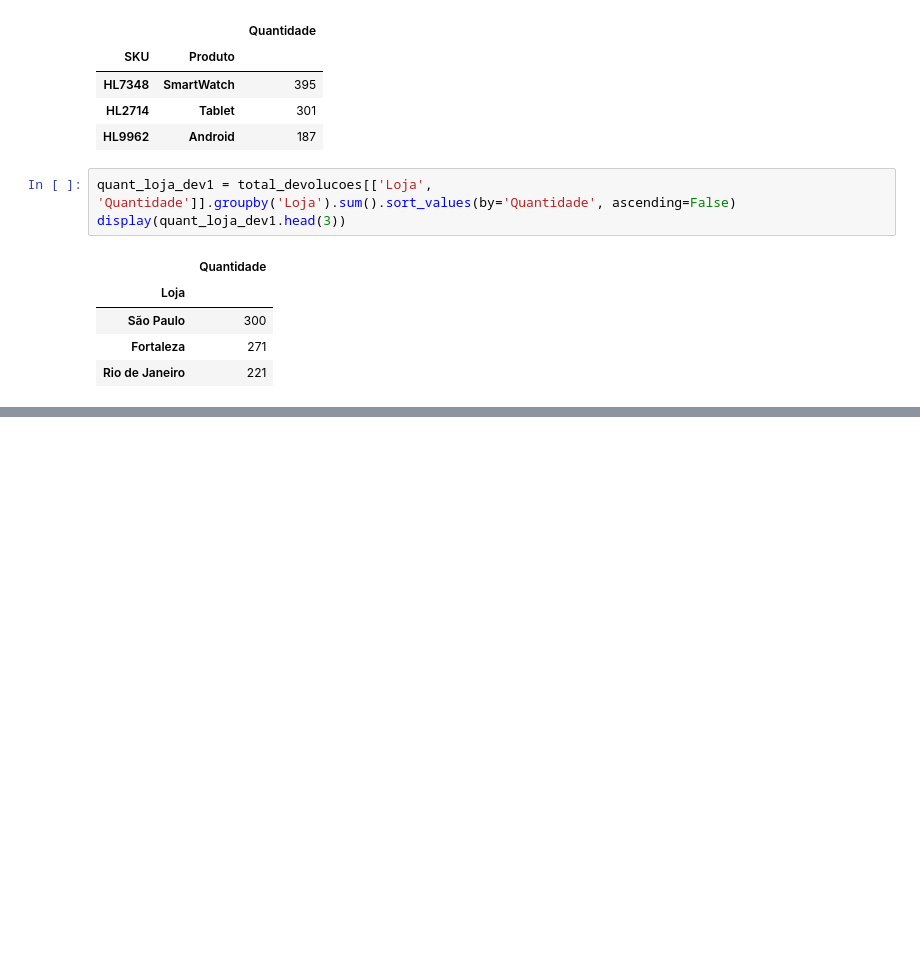
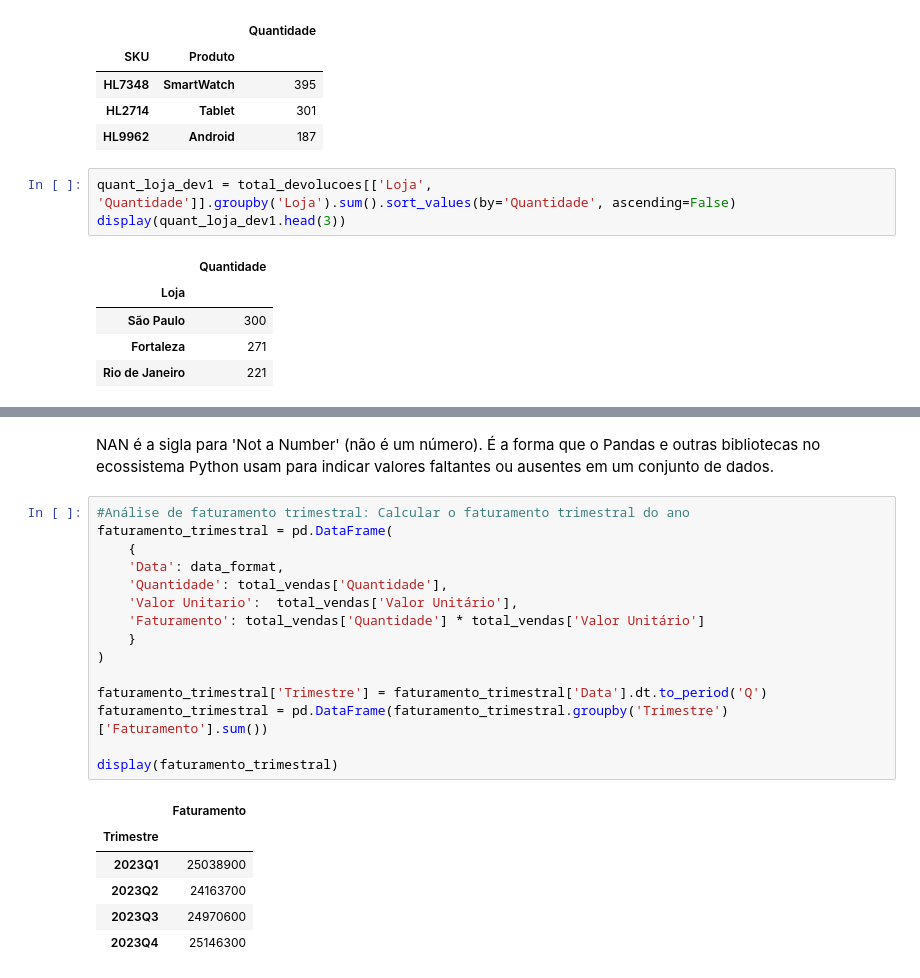
Before and after one commit to leandroclv/python_data_science, a Jupyter notebook: projeto_2/projeto_2.ipynb, the cells around one changed output, grey strips where cells are left out. Cells and saved outputs as stored; diff of their text form; blank space fills up the shorter version.

```diff
--- a/projeto_2/projeto_2.ipynb
+++ b/projeto_2/projeto_2.ipynb
@@ -543,0 +596,24 @@ display(quant_loja_dev1.head(3))
+# %% [markdown]
+NAN é a sigla para 'Not a Number' (não é um número). É a forma que o Pandas e outras bibliotecas no ecossistema Python usam para indicar valores faltantes ou ausentes em um conjunto de dados.
+# %%
+#Análise de faturamento trimestral: Calcular o faturamento trimestral do ano
+faturamento_trimestral = pd.DataFrame(
+    {
+    'Data': data_format,
+    'Quantidade': total_vendas['Quantidade'],
+    'Valor Unitario':  total_vendas['Valor Unitário'],
+    'Faturamento': total_vendas['Quantidade'] * total_vendas['Valor Unitário']
+    }
+)
+
+faturamento_trimestral['Trimestre'] = faturamento_trimestral['Data'].dt.to_period('Q')
+faturamento_trimestral = pd.DataFrame(faturamento_trimestral.groupby('Trimestre')['Faturamento'].sum())
+
+display(faturamento_trimestral)
+# %% [output]
+|  | Faturamento |
+| Trimestre |  |
+| 2023Q1 | 25038900 |
+| 2023Q2 | 24163700 |
+| 2023Q3 | 24970600 |
+| 2023Q4 | 25146300 |
```
Also changed, not shown: parts of 6 cells of this notebook.
